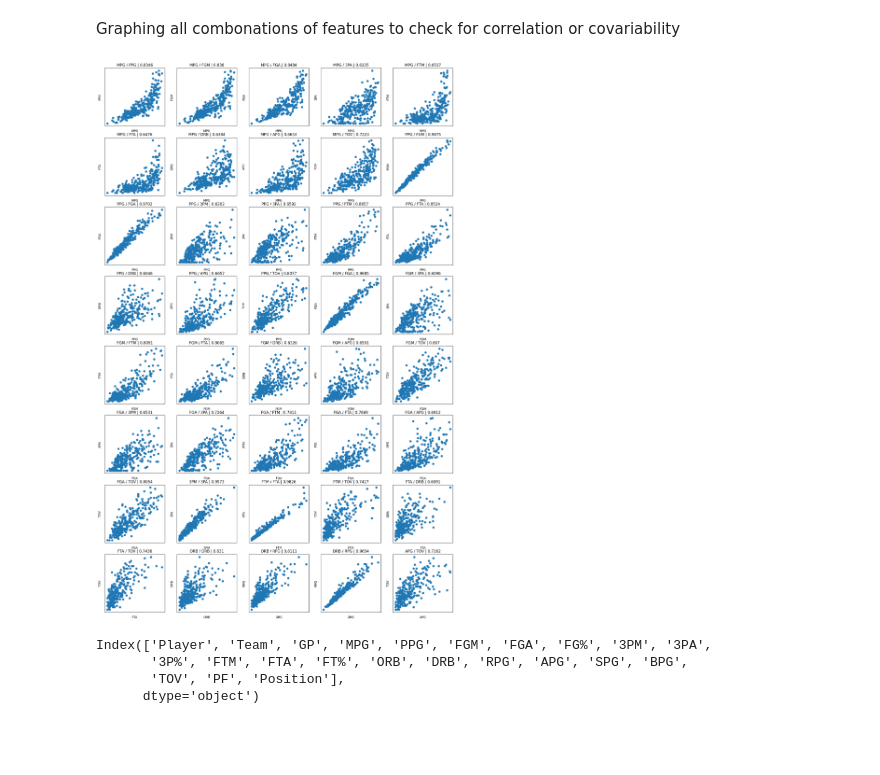
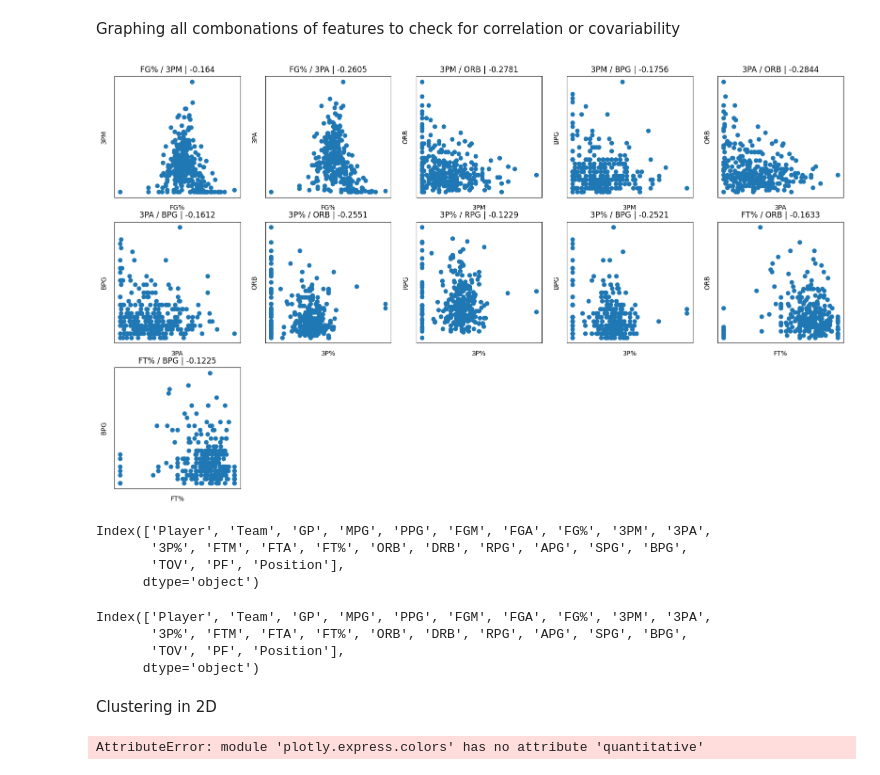
Before and after one commit to Jdka1/NBA-Position-Prediction-Model, a Jupyter notebook: getstats.ipynb, the cells around one changed output. Saved outputs shown, nothing was run; the diff lists cells and outputs as text; code cells hidden in the pictures; blank space fills up the shorter version.

Commit message:
Plotly analysis

```diff
--- a/getstats.ipynb
+++ b/getstats.ipynb
@@ -131,35 +131,35 @@ for x in range(len(all_features)):
 
 fig = plt.figure(figsize=(20,152))
 
 fig_rows = 38
 fig_cols = 5
 
 cur_subplot = 1
 
 for i in range(1,fig_rows*fig_cols+1):
     try:
         correlation_coefficient = np.round(np.corrcoef(df[combos[i][0]],df[combos[i][1]])[0][1], decimals=4)
     except Exception:
         break
     else:
-        if correlation_coefficient < 0.6:
+        if correlation_coefficient > -0.1:
             continue
 
         ax = fig.add_subplot(fig_rows,fig_cols,cur_subplot)
         cur_subplot += 1
         ax.scatter(df[combos[i][0]],df[combos[i][1]])
         ax.set_xticklabels([])
         ax.set_yticklabels([])
         ax.xaxis.set_ticks_position('none')
         ax.yaxis.set_ticks_position('none')
         plt.xlabel(combos[i][0])
         plt.ylabel(combos[i][1])
         correlation_coefficient = np.round(np.corrcoef(df[combos[i][0]],df[combos[i][1]])[0][1], decimals=4)
         ax.set_title(f"{combos[i][0]} / {combos[i][1]} | {correlation_coefficient}")
 
 plt.show()
 # %% [output]
-[figure, old version]
+[figure, new version]
 # %%
 from sklearn.decomposition import PCA
 import plotly.express as px
@@ -173,19 +173,52 @@ Index(['Player', 'Team', 'GP', 'MPG', 'PPG', 'FGM', 'FGA', 'FG%', '3PM', '3PA',
        '3P%', 'FTM', 'FTA', 'FT%', 'ORB', 'DRB', 'RPG', 'APG', 'SPG', 'BPG',
        'TOV', 'PF', 'Position'],
       dtype='object')
+# %%
+from sklearn.decomposition import PCA
+import plotly.express as px
+
+fig = px.scatter(df, x='FGA', y='FTA',
+                 hover_name='Player',
+                 trendline="lowess")
+fig.show()
+# %% [output]
+Index(['Player', 'Team', 'GP', 'MPG', 'PPG', 'FGM', 'FGA', 'FG%', '3PM', '3PA',
+       '3P%', 'FTM', 'FTA', 'FT%', 'ORB', 'DRB', 'RPG', 'APG', 'SPG', 'BPG',
+       'TOV', 'PF', 'Position'],
+      dtype='object')
+# %% [markdown]
+Clustering in 2D
 # %%
 # cluster on 2d and original dimesions
 # https://dash.plotly.com/layout
 # graph each team
 # %%
+from sklearn.cluster import DBSCAN
+
+
 X = np.array(df[all_features])
 pca = PCA(n_components=2)
 principalComponents = pca.fit_transform(X)
 
+
 plotly_df = pd.DataFrame(principalComponents, columns=['x','y'])
 plotly_df['Player'] = list(df['Player'])
 
+clustering = DBSCAN(eps=8, min_samples=20).fit(X)
+
+
+plotly_df['Group'] = clustering.labels_
+
+
 fig = px.scatter(plotly_df, x='x', y='y',
+                 color='Group',
+                 color_discrete_sequence=px.colors.quantitative.Antique,
                  hover_data={'x': False, 'y': False},
                  hover_name=df['Player'])
 fig.show()
+
+plotly_df
+
+# change -1 to colorless (unclustered)
+# %% [output]
+AttributeError: module 'plotly.express.colors' has no attribute 'quantitative'
```
Also changed, not shown: parts of 2 cells of this notebook.
